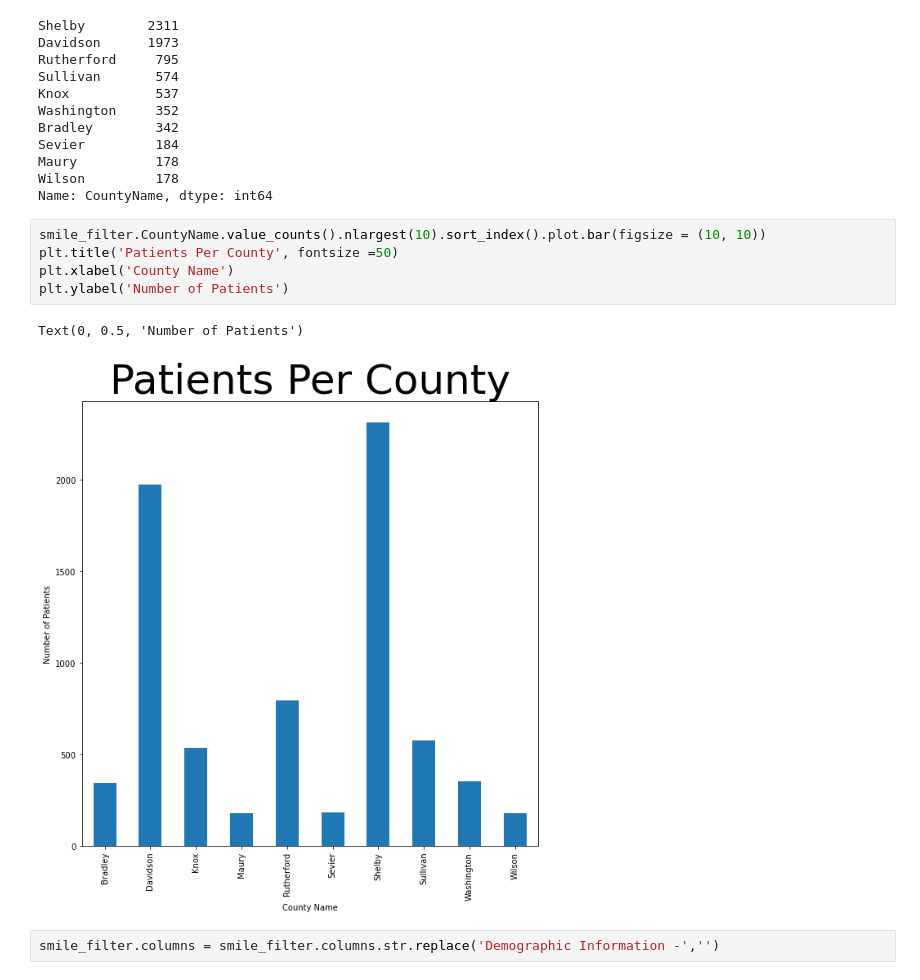
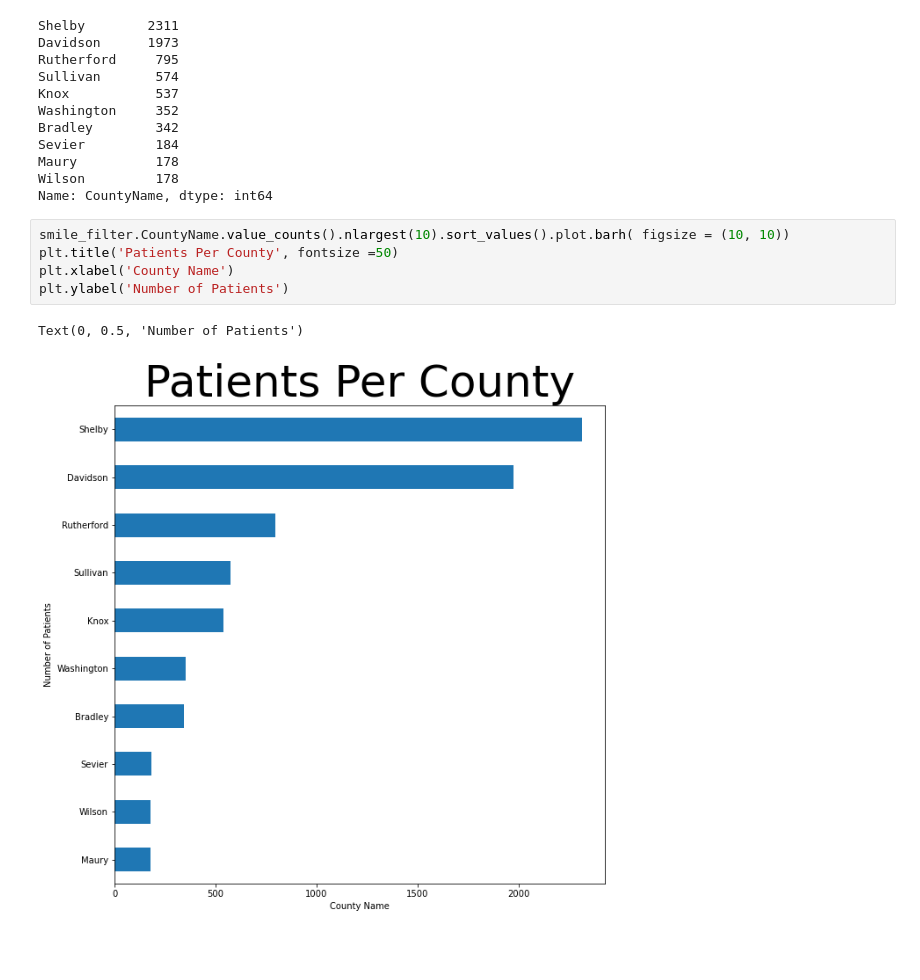
Before and after one commit to Rhunsilval/smile_on_python, a Jupyter notebook: notebook/smile_on_project.ipynb, the cells around one changed output. Saved outputs shown, nothing was run; the diff lists cells and outputs as text; blank space fills up the shorter version.

```diff
--- a/notebook/smile_on_project.ipynb
+++ b/notebook/smile_on_project.ipynb
@@ -111,12 +113,10 @@ Maury          178
 Wilson         178
 Name: CountyName, dtype: int64
 # %%
-smile_filter.CountyName.value_counts().nlargest(10).sort_index().plot.bar(figsize = (10, 10))
+smile_filter.CountyName.value_counts().nlargest(10).sort_values().plot.barh( figsize = (10, 10))
 plt.title('Patients Per County', fontsize =50)
 plt.xlabel('County Name')
 plt.ylabel('Number of Patients')
 # %% [output]
 Text(0, 0.5, 'Number of Patients')
-[figure, old version]
+[figure, new version]
-# %%
-smile_filter.columns = smile_filter.columns.str.replace('Demographic Information -','')
```
Also changed, not shown: parts of 4 cells of this notebook.
